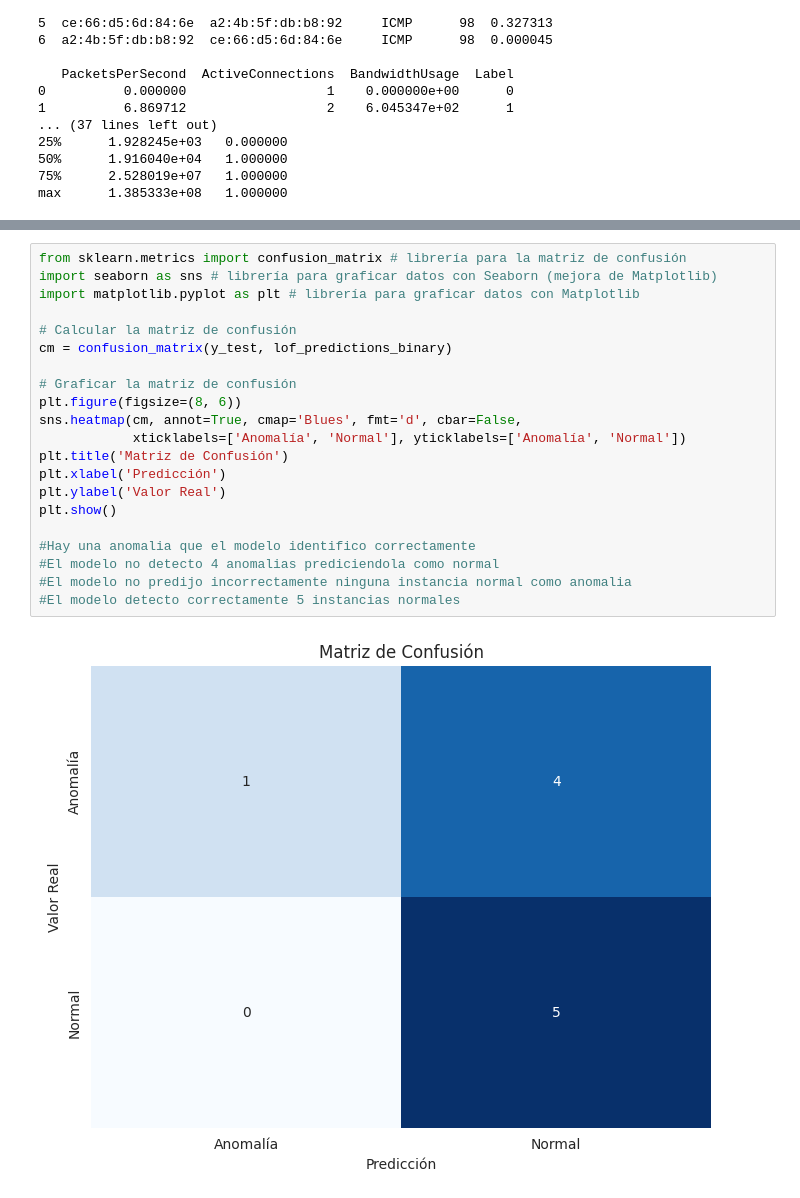
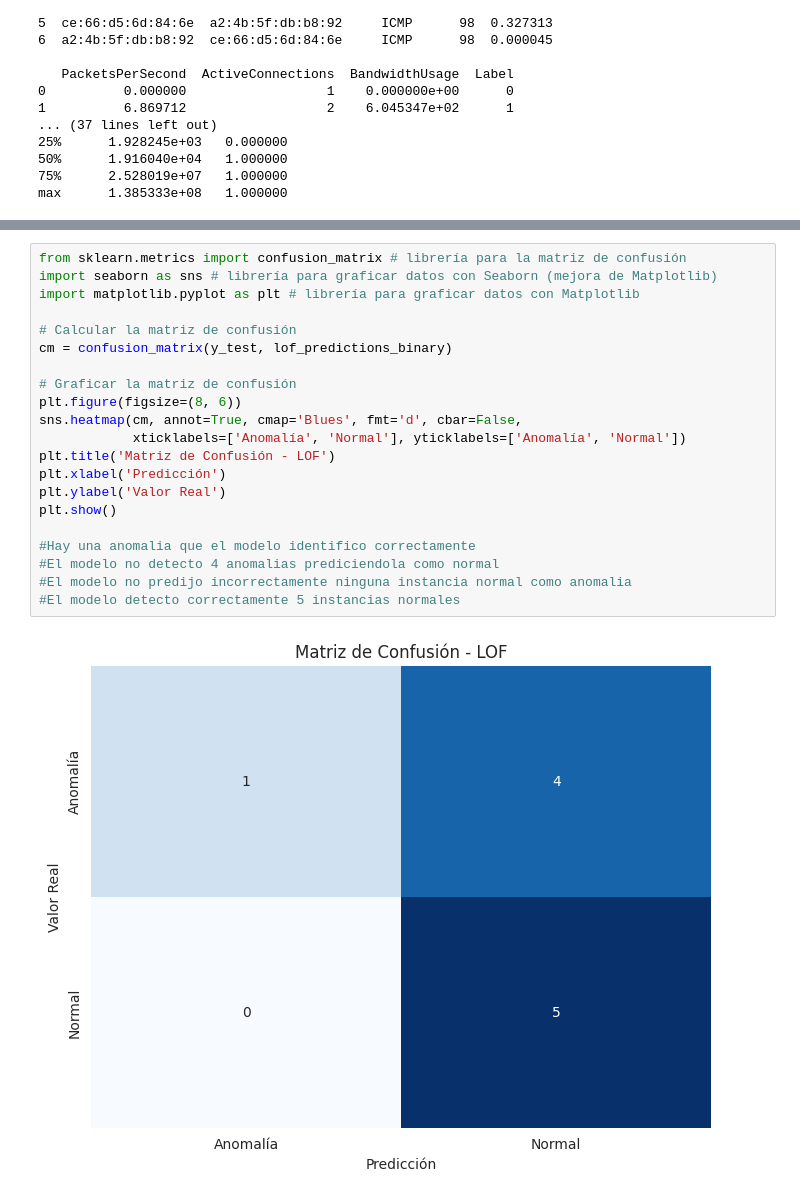
Before and after one commit to David32443/Simulacion_AlgoritmosML, a Jupyter notebook: analisis.ipynb, the cells around one changed output, grey strips where cells are left out. Cells and saved outputs as stored; diff of their text form.

```diff
--- a/analisis.ipynb
+++ b/analisis.ipynb
@@ -1215,26 +1215,26 @@ Tiempo de ejecución: 0.00 segundos
 # %%
 from sklearn.metrics import confusion_matrix # librería para la matriz de confusión
 import seaborn as sns # librería para graficar datos con Seaborn (mejora de Matplotlib)
 import matplotlib.pyplot as plt # librería para graficar datos con Matplotlib
 
 # Calcular la matriz de confusión
 cm = confusion_matrix(y_test, lof_predictions_binary)
 
 # Graficar la matriz de confusión
 plt.figure(figsize=(8, 6))
 sns.heatmap(cm, annot=True, cmap='Blues', fmt='d', cbar=False,
             xticklabels=['Anomalía', 'Normal'], yticklabels=['Anomalía', 'Normal'])
-plt.title('Matriz de Confusión')
+plt.title('Matriz de Confusión - LOF')
 plt.xlabel('Predicción')
 plt.ylabel('Valor Real')
 plt.show()
 
 #Hay una anomalia que el modelo identifico correctamente
 #El modelo no detecto 4 anomalias prediciendola como normal
 #El modelo no predijo incorrectamente ninguna instancia normal como anomalia
 #El modelo detecto correctamente 5 instancias normales
 # %% [output]
-[figure, old version]
+[figure, new version]
 # %%
 import numpy as np
 from sklearn.metrics import precision_score, recall_score, f1_score, accuracy_score
```
Also changed, not shown: parts of 10 cells of this notebook.
